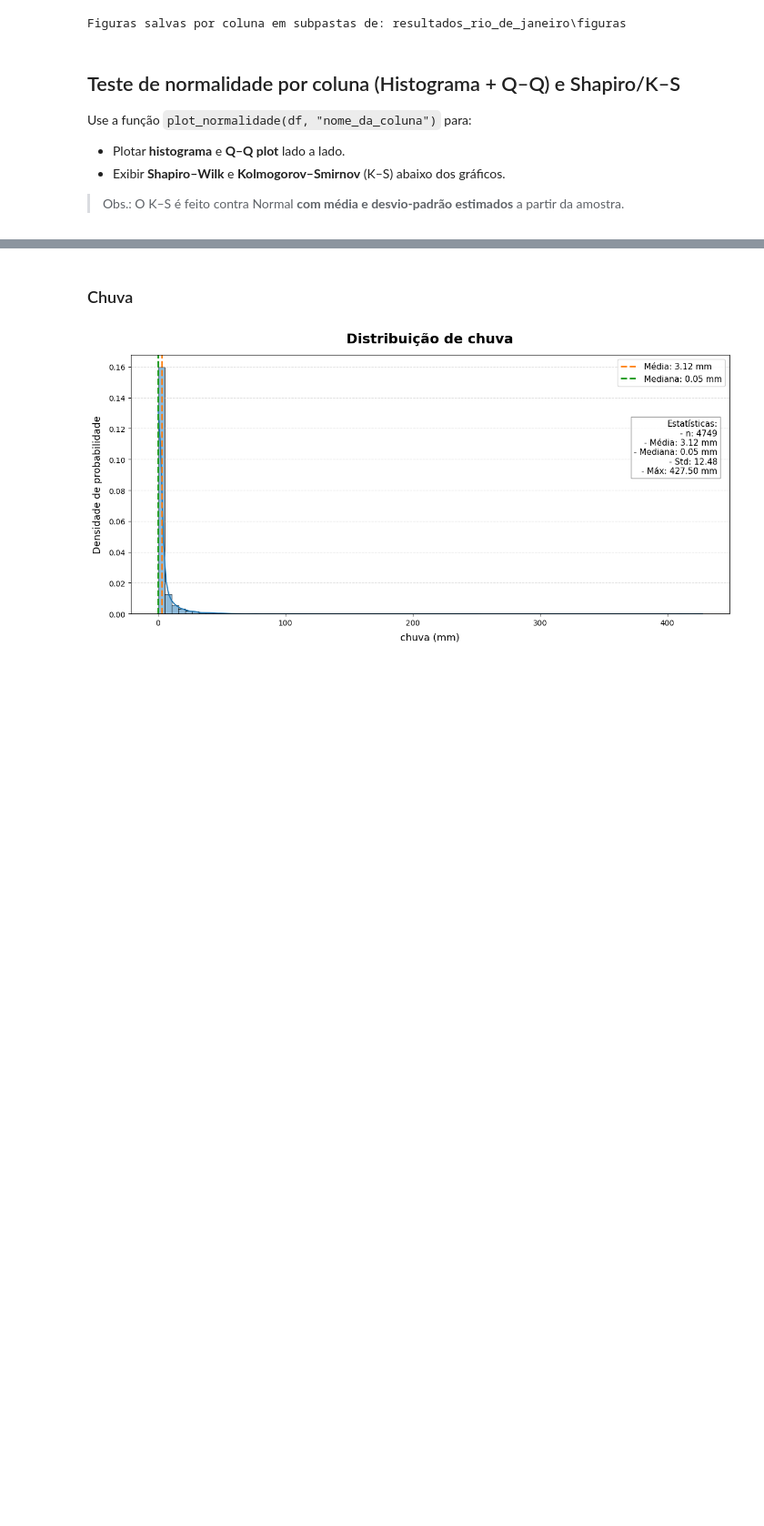
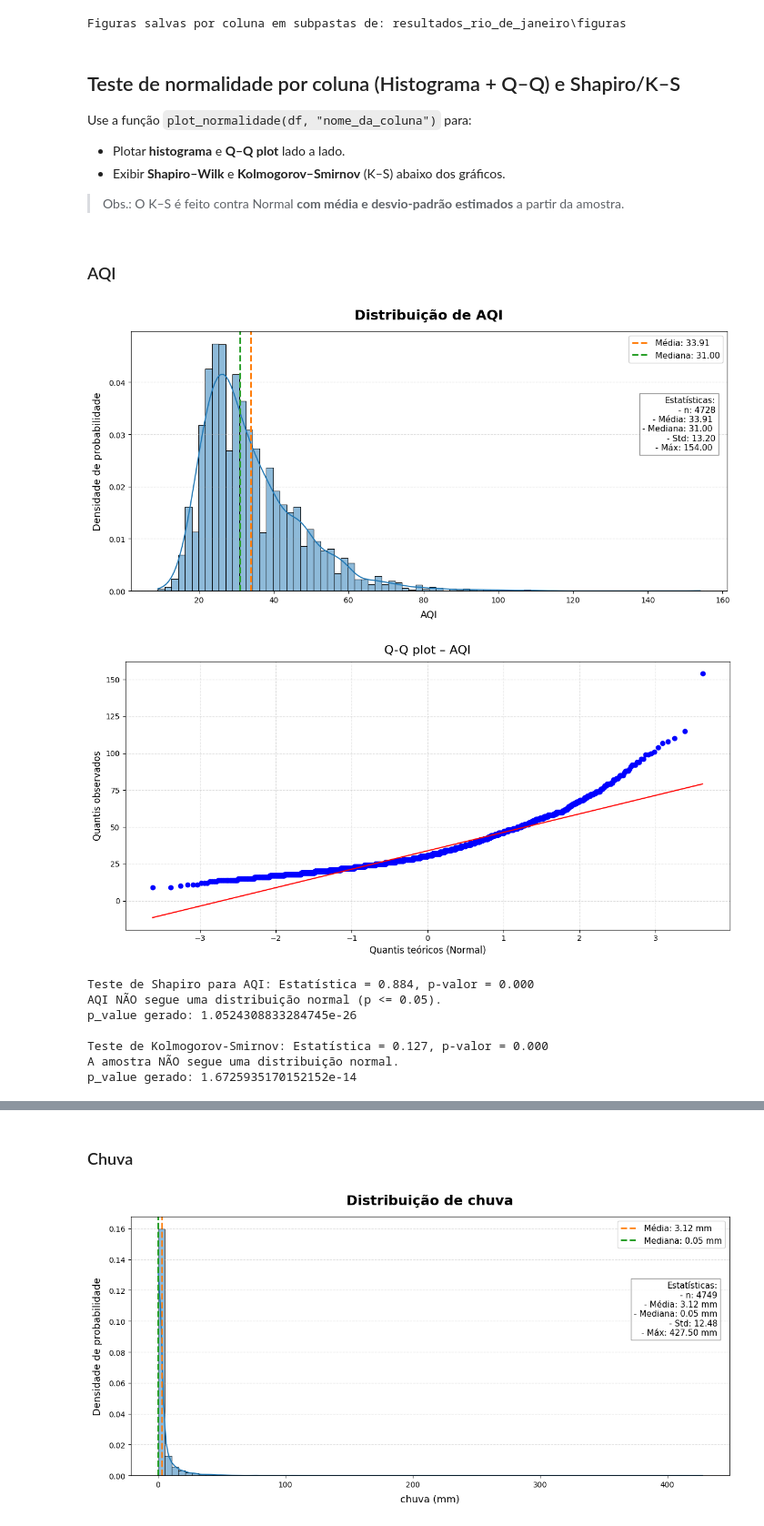
Before and after one commit to EIC-BCC/25_2-QualiAr, a Jupyter notebook: Analise-Exploratoria/Qualidade-Ar-RJ/qualiar_rj.ipynb, the cells around one changed output, grey strips where cells are left out. Shown at 91% size. Cells and saved outputs as stored; diff of their text form; code cells hidden in the pictures; blank space fills up the shorter version.

```diff
--- a/Analise-Exploratoria/Qualidade-Ar-RJ/qualiar_rj.ipynb
+++ b/Analise-Exploratoria/Qualidade-Ar-RJ/qualiar_rj.ipynb
@@ -602,3 +594,18 @@ def print_normality_tests(df: pd.DataFrame, col: str, sample_size: int = 1000, s
     else:
         print("A amostra NÃO segue uma distribuição normal.")
     print(f"p_value gerado: {p_value}")
+# %% [markdown]
+### AQI
+# %%
+plot_hist_qq(df_cidade, "AQI", bins=80, unit="")
+print_normality_tests(df_cidade, "AQI", sample_size=1000, seed=40)
+# %% [output]
+[figure, added]
+[figure, added]
+Teste de Shapiro para AQI: Estatística = 0.884, p-valor = 0.000
+AQI NÃO segue uma distribuição normal (p <= 0.05).
+p_value gerado: 1.0524308833284745e-26
+
+Teste de Kolmogorov-Smirnov: Estatística = 0.127, p-valor = 0.000
+A amostra NÃO segue uma distribuição normal.
+p_value gerado: 1.6725935170152152e-14
```
Also changed, not shown: parts of 21 cells of this notebook, 10 other files.
